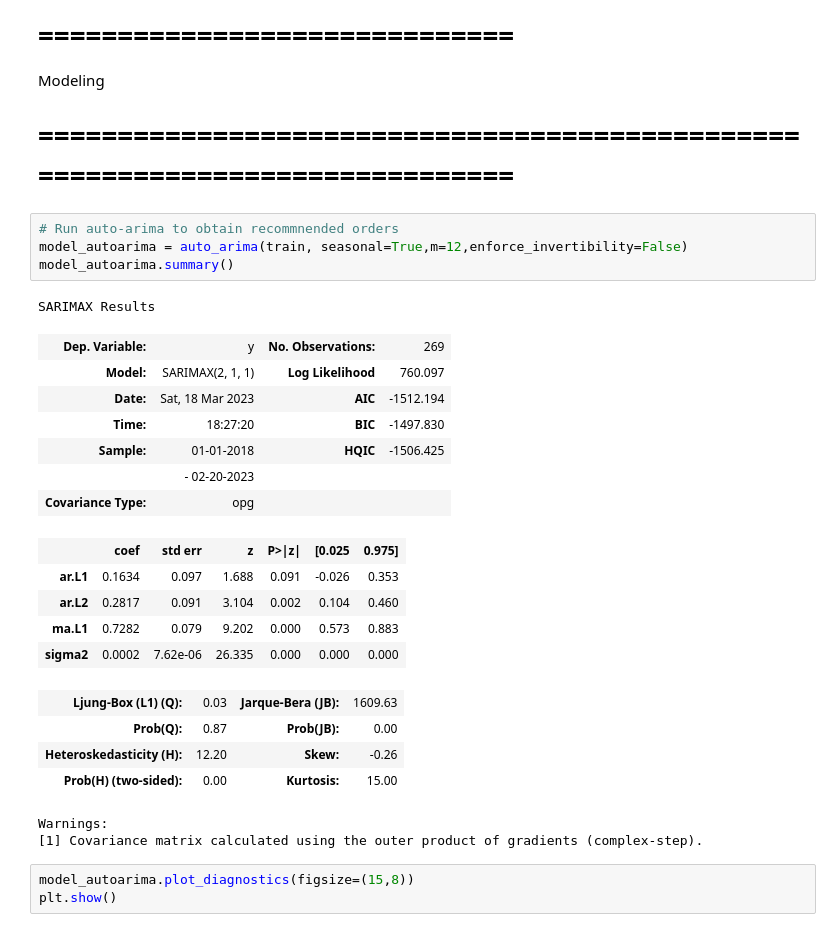
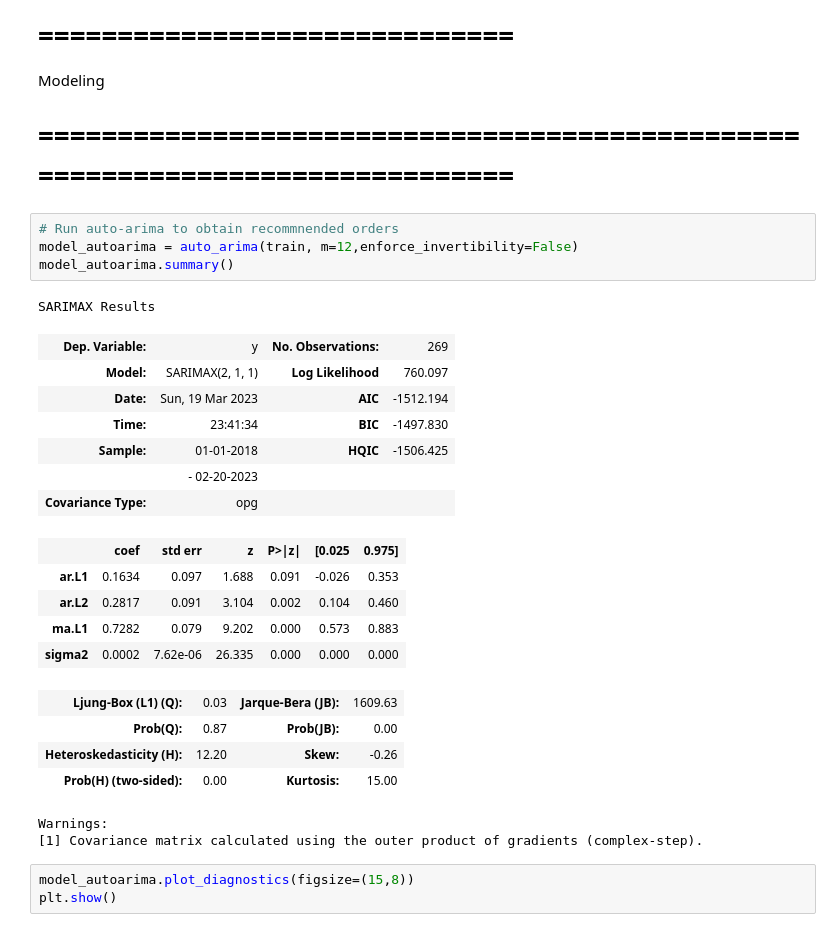
Before and after one commit to Nell87/forecasting_fuelprice, a Jupyter notebook: src/002.modeling.ipynb, the cells around one changed output. Drawn from its saved outputs; the diff is of its cells as text.

```diff
--- a/src/002.modeling.ipynb
+++ b/src/002.modeling.ipynb
@@ -161,14 +187,14 @@ Modeling
 # ==============================================================================
 # %%
 # Run auto-arima to obtain recommnended orders
-model_autoarima = auto_arima(train, seasonal=True,m=12,enforce_invertibility=False)
+model_autoarima = auto_arima(train, m=12,enforce_invertibility=False)
 model_autoarima.summary()
 # %% [output]
 SARIMAX Results
 | Dep. Variable: | y | No. Observations: | 269 |
 | Model: | SARIMAX(2, 1, 1) | Log Likelihood | 760.097 |
-| Date: | Sat, 18 Mar 2023 | AIC | -1512.194 |
-| Time: | 18:27:20 | BIC | -1497.830 |
+| Date: | Sun, 19 Mar 2023 | AIC | -1512.194 |
+| Time: | 23:41:34 | BIC | -1497.830 |
 | Sample: | 01-01-2018 | HQIC | -1506.425 |
 |  | - 02-20-2023 |  |  |
 | Covariance Type: | opg |  |  |
```
Also changed, not shown: parts of 27 cells of this notebook, 1 other file.
